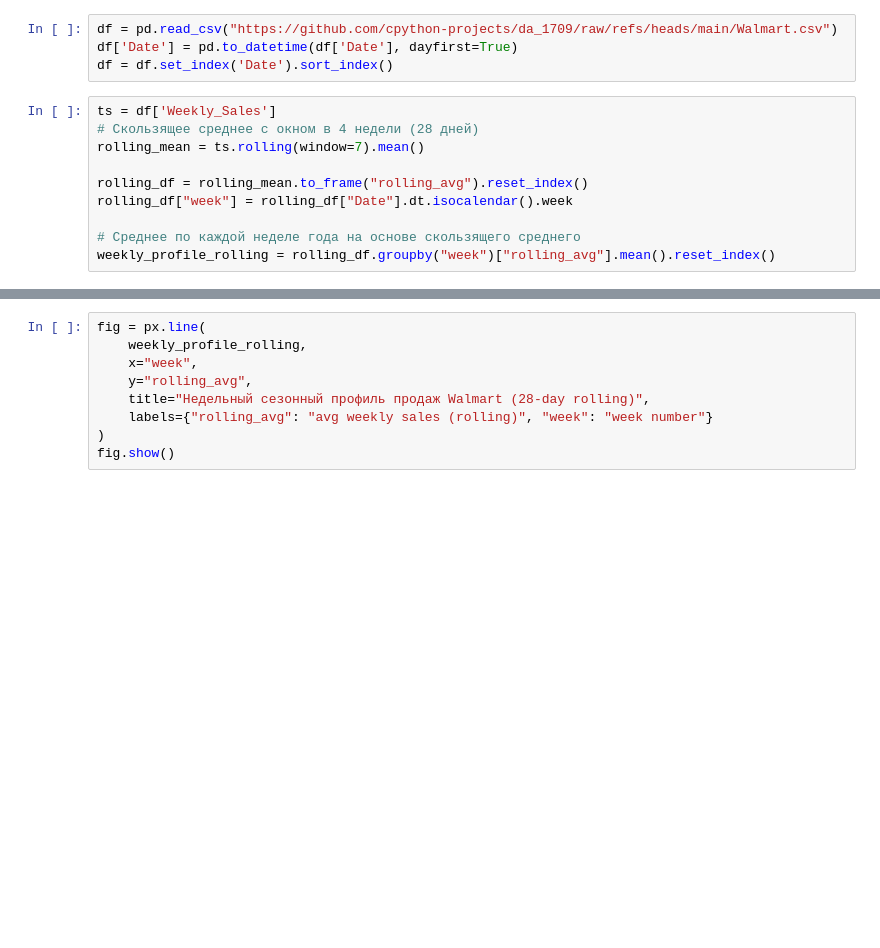
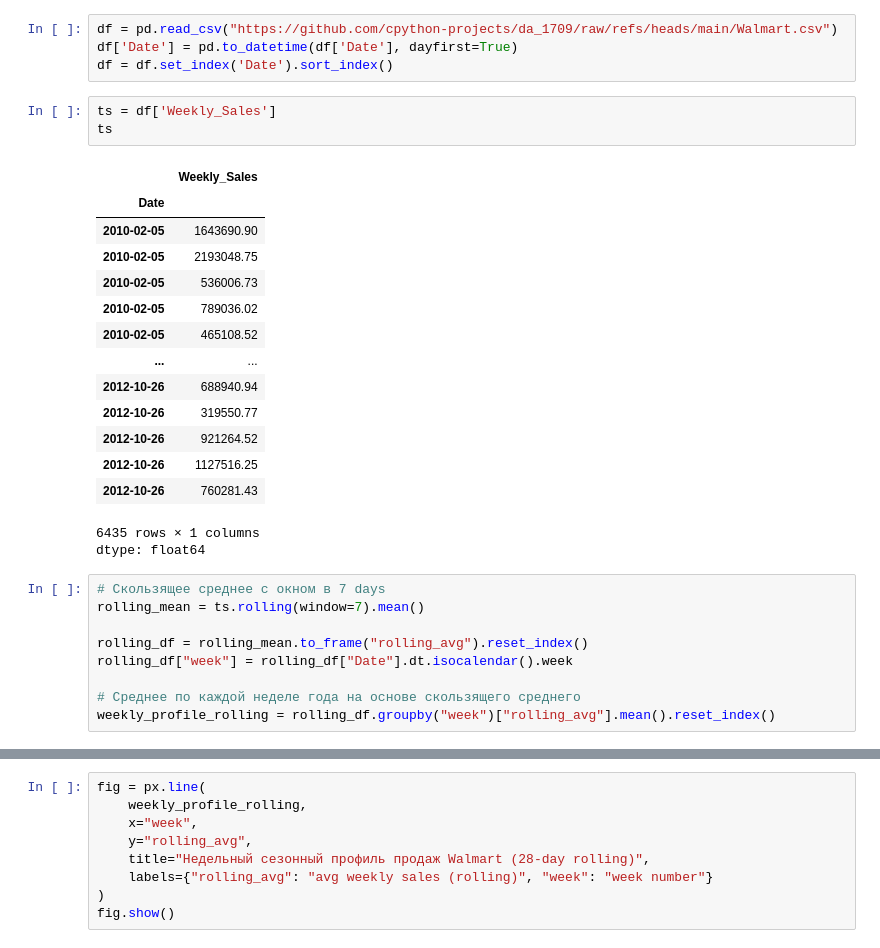
Before and after one commit to cpython-projects/da_1709, a Jupyter notebook: lesson_19.ipynb, the cells around one changed output, grey strips where cells are left out. Saved outputs shown, nothing was run; the diff lists cells and outputs as text; blank space fills up the shorter version.

```diff
--- a/lesson_19.ipynb
+++ b/lesson_19.ipynb
@@ -1552,9 +1552,27 @@ Rolling помогает понять, **есть ли смысл строить
 df = pd.read_csv("https://github.com/cpython-projects/da_1709/raw/refs/heads/main/Walmart.csv")
 df['Date'] = pd.to_datetime(df['Date'], dayfirst=True)
 df = df.set_index('Date').sort_index()
+# %%
+ts = df['Weekly_Sales']
+ts
+# %% [output]
+|  | Weekly_Sales |
+| Date |  |
+| 2010-02-05 | 1643690.90 |
+| 2010-02-05 | 2193048.75 |
+| 2010-02-05 | 536006.73 |
+| 2010-02-05 | 789036.02 |
+| 2010-02-05 | 465108.52 |
+| ... | ... |
+| 2012-10-26 | 688940.94 |
+| 2012-10-26 | 319550.77 |
+| 2012-10-26 | 921264.52 |
+| 2012-10-26 | 1127516.25 |
+| 2012-10-26 | 760281.43 |
+6435 rows × 1 columns
+dtype: float64
 # %%
-ts = df['Weekly_Sales']
-# Скользящее среднее с окном в 4 недели (28 дней)
+# Скользящее среднее с окном в 7 days
 rolling_mean = ts.rolling(window=7).mean()
 
 rolling_df = rolling_mean.to_frame("rolling_avg").reset_index()
```
Also changed, not shown: parts of 2 cells of this notebook.
